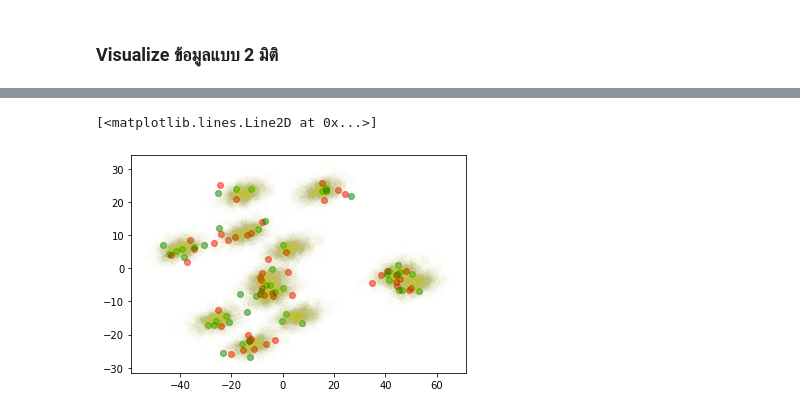
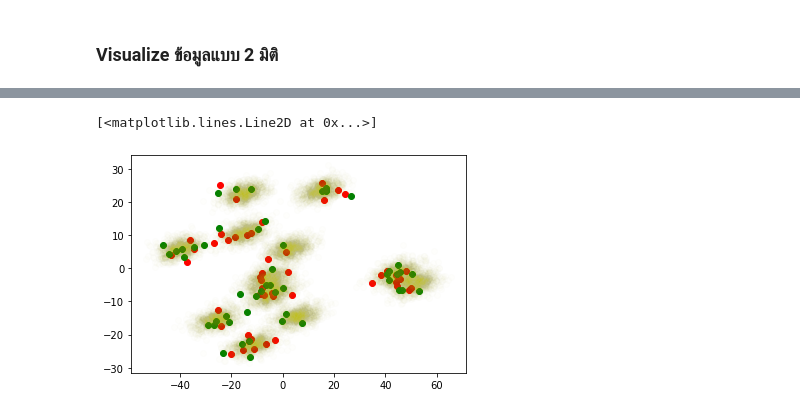
Before and after one commit to PhinyadaPhen/Multivariate, a Jupyter notebook: Multivariate_Exam.ipynb, the cells around one changed output, grey strips where cells are left out. Saved outputs shown, nothing was run; the diff lists cells and outputs as text; code cells hidden in the pictures.

```diff
--- a/Multivariate_Exam.ipynb
+++ b/Multivariate_Exam.ipynb
@@ -69,7 +71,7 @@ from sklearn.cluster import KMeans
 # %% [markdown]
 Define
 # %%
-kmeans = KMeans(n_clusters=3)
+kmeans = KMeans(n_clusters=2)
 # %% [markdown]
 Fit-transform
 # %% [markdown]
@@ -124,7 +129,7 @@ from matplotlib import pyplot as plt
 # %%
-plt.plot(new_pcadata[:50,0],new_pcadata[:50,1],'or',alpha=0.5)
-plt.plot(new_pcadata[50:100,0],new_pcadata[50:100,1],'og',alpha=0.5)
+plt.plot(new_pcadata[:50,0],new_pcadata[:50,1],'or',alpha=1)
+plt.plot(new_pcadata[50:100,0],new_pcadata[50:100,1],'og',alpha=1)
 plt.plot(new_pcadata[100:,0],new_pcadata[100:,1],'oy',alpha=0.01)
 # %% [output]
 [<matplotlib.lines.Line2D at 0x...>]
-[figure, old version]
+[figure, new version]
```
Also changed, not shown: parts of 15 cells of this notebook.
